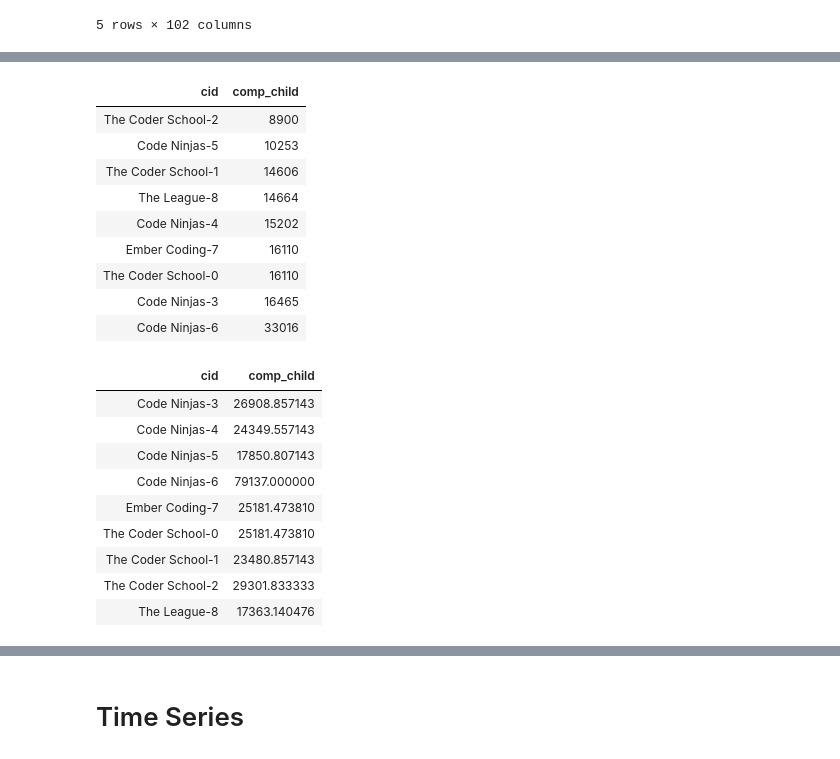
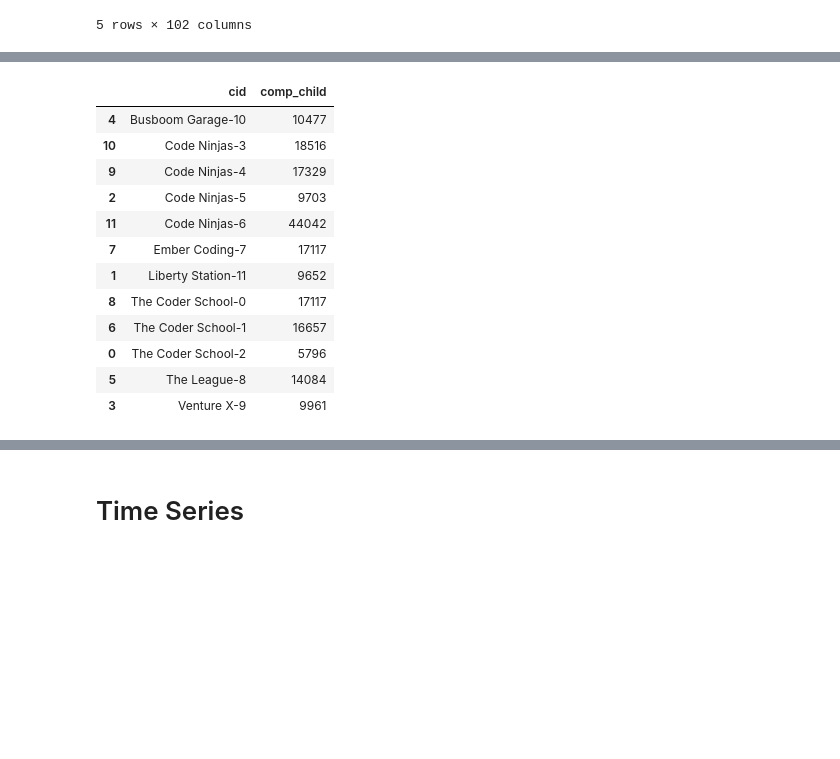
Before and after one commit to jointheleague/marketing-data, a Jupyter notebook: notebooks/ericbusboom/child_density.ipynb, the cells around one changed output, grey strips where cells are left out. Cells and saved outputs as stored; diff of their text form; code cells hidden in the pictures; blank space fills up the shorter version.

```diff
--- a/notebooks/ericbusboom/child_density.ipynb
+++ b/notebooks/ericbusboom/child_density.ipynb
@@ -210,49 +193,30 @@ ter_chld = t
 # %%
 t = ter_chld[ter_chld.over_med > 0]
 t.groupby('cid').comp_child.sum().sort_values()
 
 
 # Group by 'cid' and sum the 'child' column
 child_sum =t.groupby('cid').comp_child.sum().sort_values().astype(int)
 
 # Convert the result to a DataFrame for better HTML display
-child_sum_df = child_sum.reset_index().rename(columns={'child': 'Total Children'})
+child_sum_df = child_sum.reset_index().rename(columns={'child': 'Total Children'}).sort_values('cid')
 
 # Display as HTML
-display(HTML(child_sum_df.to_html(index=False)))
+child_sum_df
 # %% [output]
-| cid | comp_child |
-| The Coder School-2 | 8900 |
-| Code Ninjas-5 | 10253 |
-| The Coder School-1 | 14606 |
-| The League-8 | 14664 |
-| Code Ninjas-4 | 15202 |
-| Ember Coding-7 | 16110 |
-| The Coder School-0 | 16110 |
-| Code Ninjas-3 | 16465 |
-| Code Ninjas-6 | 33016 |
+|  | cid | comp_child |
+| 4 | Busboom Garage-10 | 10477 |
+| 10 | Code Ninjas-3 | 18516 |
+| 9 | Code Ninjas-4 | 17329 |
+| 2 | Code Ninjas-5 | 9703 |
+| 11 | Code Ninjas-6 | 44042 |
+| 7 | Ember Coding-7 | 17117 |
+| 1 | Liberty Station-11 | 9652 |
+| 8 | The Coder School-0 | 17117 |
+| 6 | The Coder School-1 | 16657 |
+| 0 | The Coder School-2 | 5796 |
+| 5 | The League-8 | 14084 |
+| 3 | Venture X-9 | 9961 |
-# %%
-from IPython.display import display, HTML
-
-# Group by 'cid' and sum the 'child' column
-child_sum = t.groupby('cid').comp_child.sum()
-
-# Convert the result to a DataFrame for better HTML display
-child_sum_df = child_sum.reset_index().rename(columns={'child': 'Total Children'})
-
-# Display as HTML
-display(HTML(child_sum_df.to_html(index=False)))
-# %% [output]
-| cid | comp_child |
-| Code Ninjas-3 | 26908.857143 |
-| Code Ninjas-4 | 24349.557143 |
-| Code Ninjas-5 | 17850.807143 |
-| Code Ninjas-6 | 79137.000000 |
-| Ember Coding-7 | 25181.473810 |
-| The Coder School-0 | 25181.473810 |
-| The Coder School-1 | 23480.857143 |
-| The Coder School-2 | 29301.833333 |
-| The League-8 | 17363.140476 |
 # %%
 # Child Density for top 20% of income
 fig, ax = plt.subplots(1, 1, figsize=(10,10))
```
Also changed, not shown: parts of 15 cells of this notebook, 16 other files.
